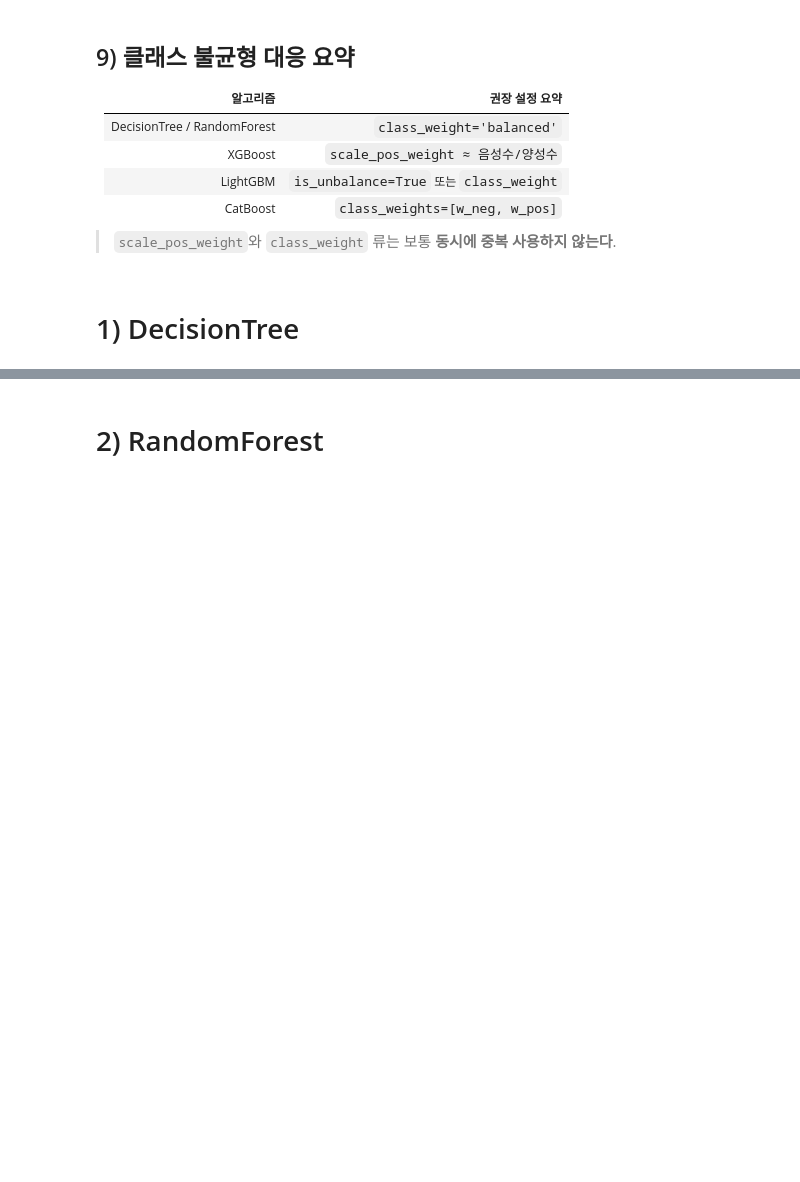
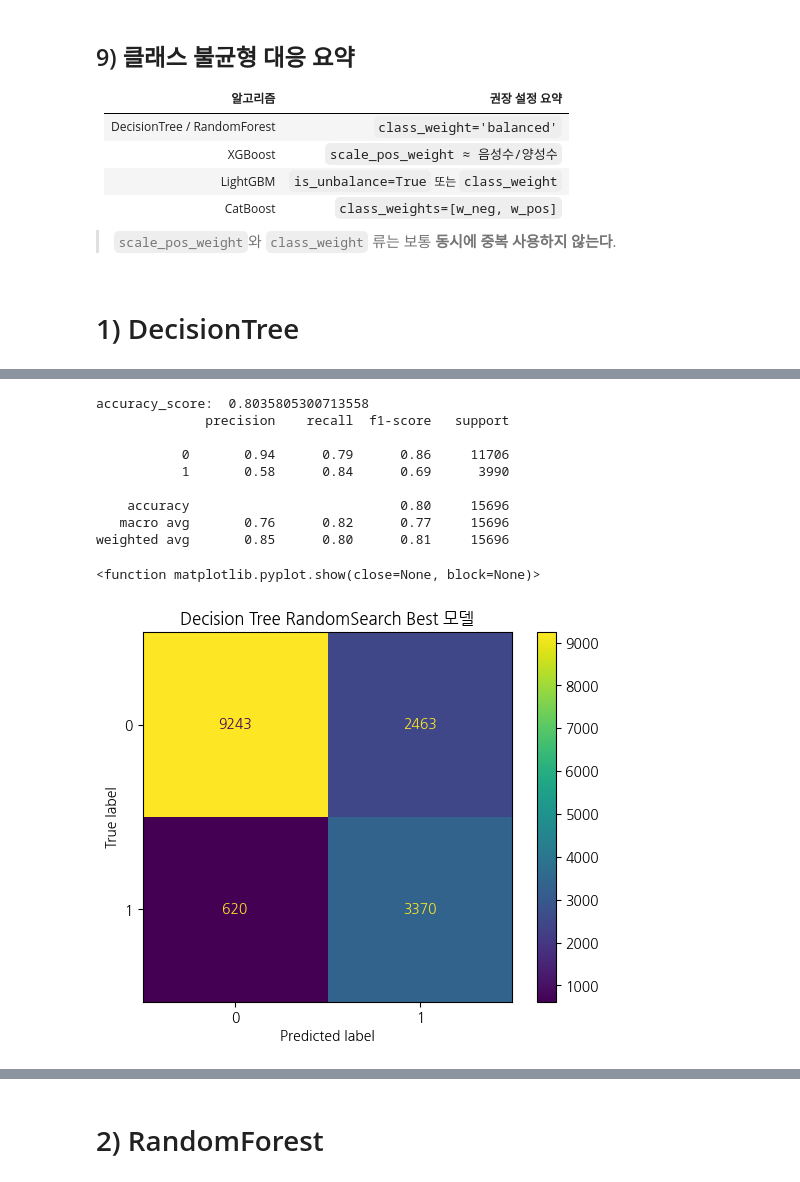
Before and after one commit to yejinzz423/fintech3, a Jupyter notebook: 06marchine_learning/10_03지도학습_분류분석_하이퍼파라미터튜닝.ipynb, the cells around one changed output, grey strips where cells are left out. Drawn from its saved outputs; the diff is of its cells as text; code cells hidden in the pictures; blank space fills up the shorter version.

Commit message:
하이퍼파라미터

```diff
--- a/06marchine_learning/10_03지도학습_분류분석_하이퍼파라미터튜닝.ipynb
+++ b/06marchine_learning/10_03지도학습_분류분석_하이퍼파라미터튜닝.ipynb
@@ -584,2 +589,28 @@ ROC-AUC = 0.737 | PR-AUC = 0.650 | AP = 0.468 | 양성비율(기준선) = 0.254
+# %%
+# StratifiedKFold 기준 지정
+cv = StratifiedKFold(n_splits=5, shuffle=True, random_state=42)
+scorer = make_scorer(f1_score) #기준지표
 # %% [markdown]
 # 1) DecisionTree
+# %%
+from sklearn.tree import DecisionTreeClassifier
+dt = DecisionTreeClassifier(class_weight="balanced", random_state=42)
+dt_dist = dict(max_depth=[3,5,7,9,None], min_samples_split=[2,5,10,20], min_samples_leaf=[1,2,5,10])
+
+dt_rand = RandomizedSearchCV(dt, dt_dist, n_iter=15, cv=cv, scoring=scorer, n_jobs=-1, random_state=42)
+dt_rand.fit(X_train, y_train)
+
+# 최적 파라미터  출력
+print("최적 하이퍼파라미터 조합: ")
+print(dt_rand.best_params_)
+print()
+
+# 교차검증 평균점수 출력
+print("교차검증 평균점수: ")
+print(round(dt_rand.best_score_, 4))
+print()
+
+# 최적 모델 객체 가져오기
+best_dt_model = dt_rand.best_estimator_
+print("최적 모델 객체: ")
+print(best_dt_model)
@@ -585,0 +627,30 @@ ROC-AUC = 0.737 | PR-AUC = 0.650 | AP = 0.468 | 양성비율(기준선) = 0.254
+# %%
+from sklearn.metrics import ConfusionMatrixDisplay
+# 최적 파라미터로 모델 재생성
+dt_best = DecisionTreeClassifier(class_weight='balanced', max_depth=9,
+                                 min_samples_split=5, random_state=42)
+dt_best.fit(X_train, y_train)
+y_pred = dt_best.predict(X_test)
+
+# 주요 성능지표 출력
+print("accuracy_score: ", accuracy_score(y_test, y_pred))
+print(classification_report(y_test, y_pred))
+
+# confusion matrix 시각화
+cm = confusion_matrix(y_test, y_pred)
+disp = ConfusionMatrixDisplay(confusion_matrix=cm)
+disp.plot()
+plt.title("Decision Tree RandomSearch Best 모델")
+plt.show
+# %% [output]
+accuracy_score:  0.8035805300713558
+              precision    recall  f1-score   support
+
+           0       0.94      0.79      0.86     11706
+           1       0.58      0.84      0.69      3990
+
+    accuracy                           0.80     15696
+   macro avg       0.76      0.82      0.77     15696
+weighted avg       0.85      0.80      0.81     15696
+<function matplotlib.pyplot.show(close=None, block=None)>
+[figure, added]
```
Also changed, not shown: parts of 32 cells of this notebook, 3 other files.
